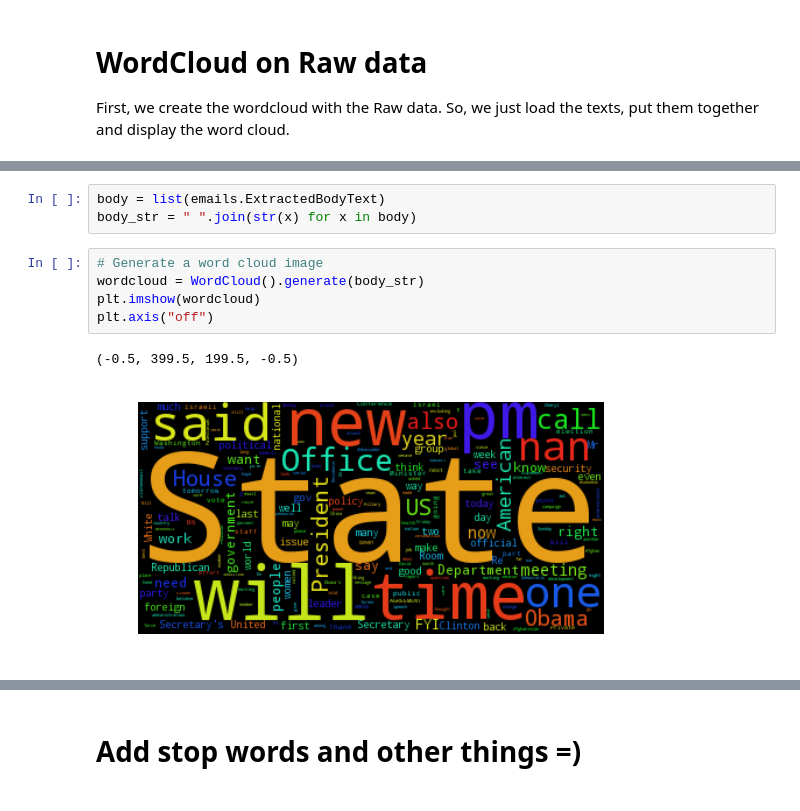
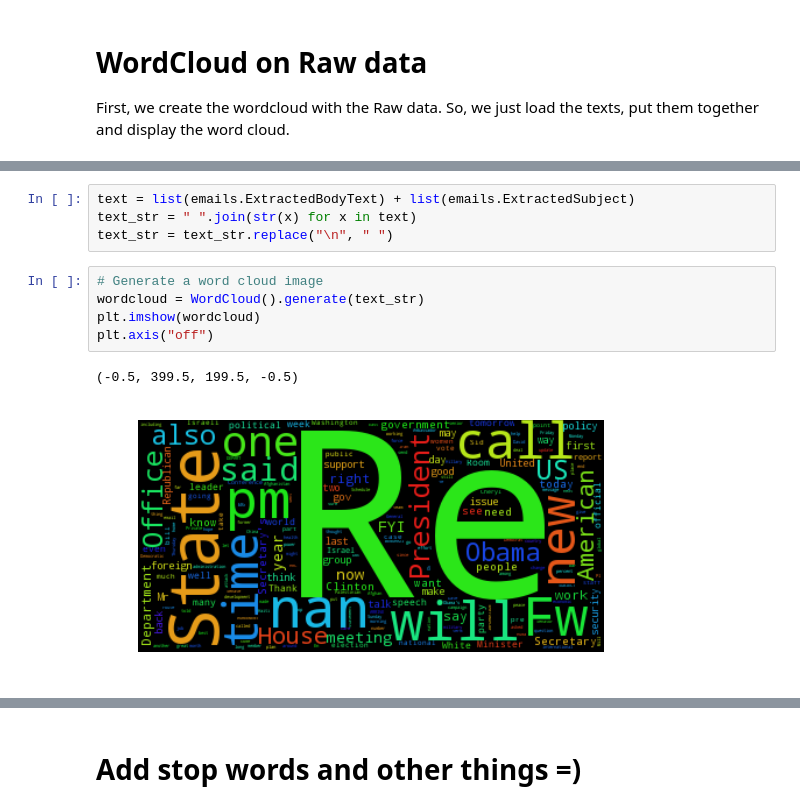
Before and after one commit to jmuth/ADA_homeworks, a Jupyter notebook: 05 - Taming Text/Taming_Text.ipynb, the cells around one changed output, grey strips where cells are left out. Saved outputs shown, nothing was run; the diff lists cells and outputs as text.

```diff
--- a/05 - Taming Text/Taming_Text.ipynb
+++ b/05 - Taming Text/Taming_Text.ipynb
@@ -34,13 +35,14 @@ emails.head()
 | 3 | 4 | C05739550 | CAIRO CONDEMNATION - FINAL | H | Mills, Cheryl D | 32.0 | 2012-09-12T04:00:00+00:00 | ... |
 | 4 | 5 | C05739554 | H: LATEST: HOW SYRIA IS AIDING QA... | Abedin, Huma | H | 80.0 | 2011-03-11T05:00:00+00:00 | ... |
 # %%
-body = list(emails.ExtractedBodyText)
-body_str = " ".join(str(x) for x in body)
+text = list(emails.ExtractedBodyText) + list(emails.ExtractedSubject)
+text_str = " ".join(str(x) for x in text)
+text_str = text_str.replace("\n", " ")
 # %%
 # Generate a word cloud image
-wordcloud = WordCloud().generate(body_str)
+wordcloud = WordCloud().generate(text_str)
 plt.imshow(wordcloud)
 plt.axis("off")
 # %% [output]
 (-0.5, 399.5, 199.5, -0.5)
-[figure, old version]
+[figure, new version]
```
Also changed, not shown: parts of 19 cells of this notebook, 2 other files.
